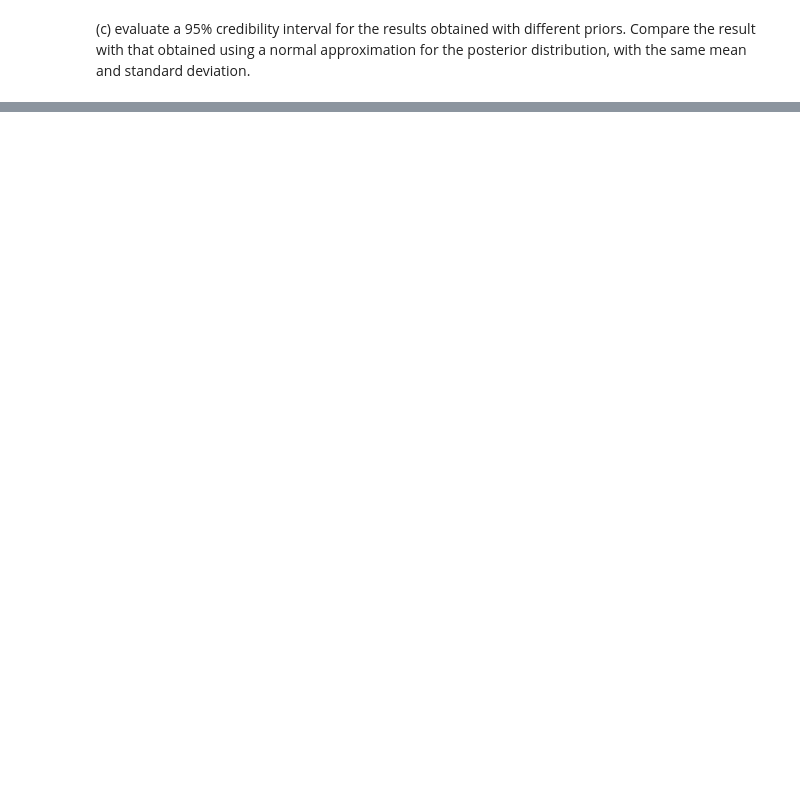
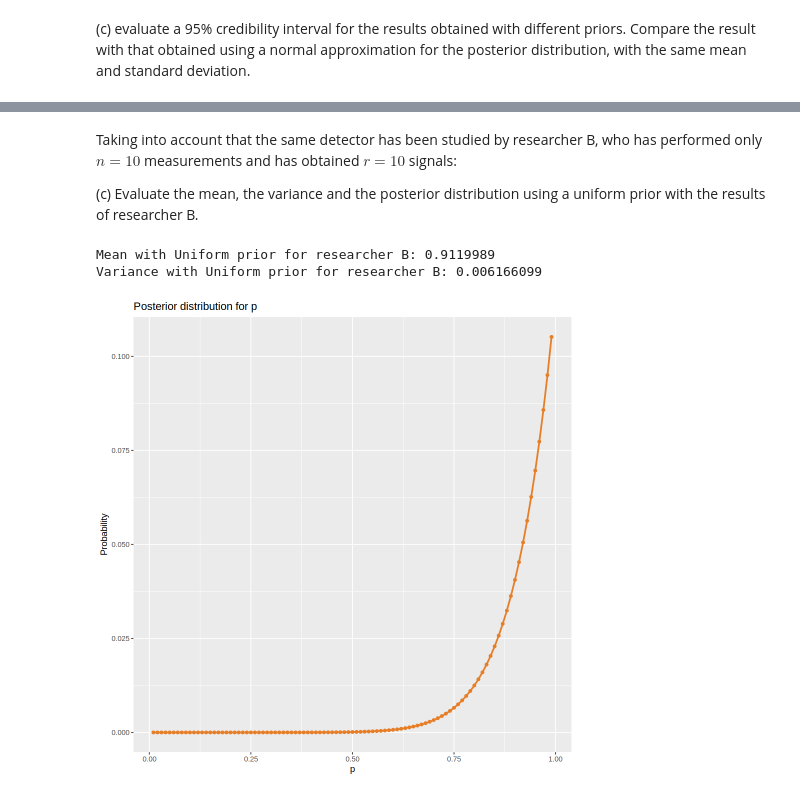
Before and after one commit to Kallo27/Advanced_statistics, a Jupyter notebook: Lab03/CalandraBuonaura_LorenzoRlab03.ipynb, the cells around one changed output, grey strips where cells are left out. Drawn from its saved outputs; the diff is of its cells as text; code cells hidden in the pictures; blank space fills up the shorter version.

```diff
--- a/Lab03/CalandraBuonaura_LorenzoRlab03.ipynb
+++ b/Lab03/CalandraBuonaura_LorenzoRlab03.ipynb
@@ -71,0 +302,26 @@ Numerical Variance: 0.5212406
+# %% [markdown]
+Taking into account that the same detector has been studied by researcher B, who has performed only $n = 10$ measurements and has obtained $r = 10$ signals:
+
+(c) Evaluate the mean, the variance and the posterior distribution using a uniform prior with the results of researcher B.
+# %%
+n_b <- 10
+r_b <- 10
+
+bern_un_values_b <- post_un_bern(r_b, n_b, c(min(p), max(p)), p)
+
+cat("Mean with Uniform prior for researcher B:", weighted.mean(p, bern_un_values_b), "\n") # nolinter
+cat("Variance with Uniform prior for researcher B:", weighted.var(p, bern_un_values_b), "\n") # nolinter
+
+options(repr.plot.width = 8, repr.plot.height = 8)
+
+ggplot(data = data.frame(p, bern_un_values_b),
+       aes(x = p, y = bern_un_values_b)) +
+  geom_point(color = "#e67e28", size = 1.5) +
+  geom_line(color = "#e67e28", linewidth = 1) +
+  labs(title = "Posterior distribution for p",
+       x = "p",
+       y = "Probability")
+# %% [output]
+Mean with Uniform prior for researcher B: 0.9119989
+Variance with Uniform prior for researcher B: 0.006166099
+[figure, added]
```
Also changed, not shown: parts of 23 cells of this notebook.
